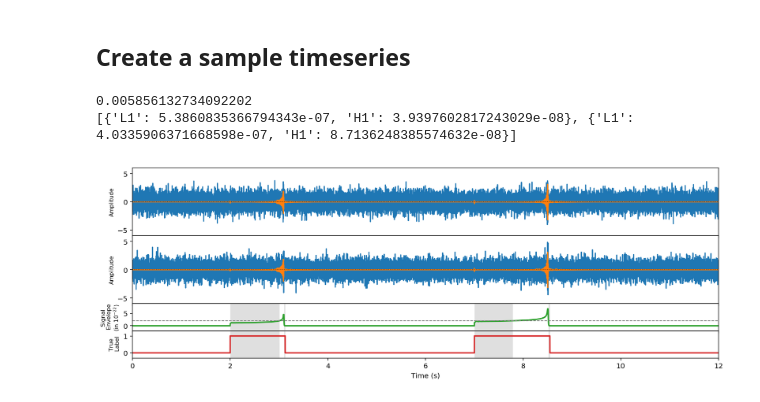
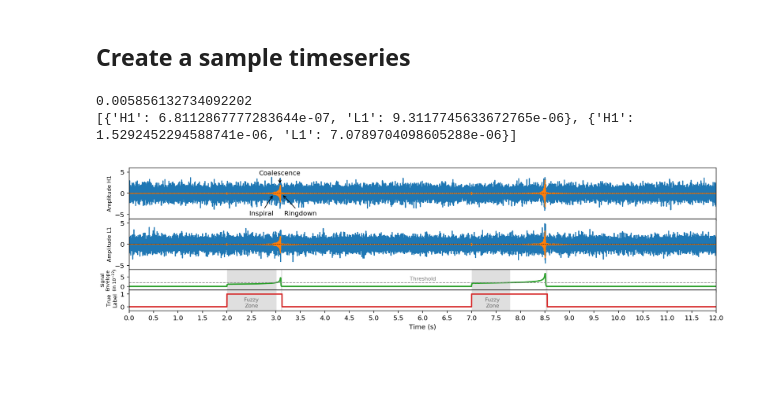
Before and after one commit to nikikilbertus/convwave, a Jupyter notebook: src/sample_generation/test_samplegeneration_timeseries.ipynb, the cells around one changed output. Drawn from its saved outputs; the diff is of its cells as text; code cells hidden in the pictures; blank space fills up the shorter version.

Commit message:
Fixed various things about the testing notebook for the sample generator.

```diff
--- a/src/sample_generation/test_samplegeneration_timeseries.ipynb
+++ b/src/sample_generation/test_samplegeneration_timeseries.ipynb
@@ -66,7 +71,8 @@ sample = TimeSeries(sample_length=12,
                     waveforms=waveforms,
                     psds=psds,
                     real_strains=real_strains,
-                    max_delta_t=0.01)
+                    max_delta_t=0.01,
+                    event_position=2048.6)
 # %%
 timeseries_H1 = sample.get_timeseries()[0, :, 0]
 timeseries_L1 = sample.get_timeseries()[0, :, 1]
@@ -83,19 +89,32 @@ print(snrs)
 grid = np.linspace(0, 12, 12*2048)
 fig, axes = plt.subplots(nrows=4, ncols=1, sharex='col',
                          gridspec_kw={'height_ratios': [5, 5, 2, 2]},
-                         figsize=(15, 5))
+                         figsize=(16, 4))
 
 axes[0].plot(grid, timeseries_H1, color='C0')
 axes[0].plot(grid, signals_H1, color='C1')
 axes[0].plot(grid, [0 for _ in grid], color='Black', lw=0.75, ls=':')
 axes[0].set_ylim(-6, 6)
-axes[0].set_ylabel('Amplitude', fontsize=8)
+axes[0].set_ylabel('Amplitude H1', fontsize=8)
+axes[0].annotate('Coalescence',
+                 xy=(3.08, 2), xycoords='data',
+                 xytext=(3.08, 4.75), textcoords='data', ha='center', va='center',
+                 arrowprops=dict(arrowstyle="->"))
+axes[0].annotate('Inspiral',
+                 xy=(2.95, -0.2), xycoords='data',
+                 xytext=(2.7, -4.75), textcoords='data', ha='center', va='center',
+                 arrowprops=dict(arrowstyle="->"))
+axes[0].annotate('Ringdown',
+                 xy=(3.125, -0.2), xycoords='data',
+                 xytext=(3.5, -4.75), textcoords='data', ha='center', va='center',
+                 arrowprops=dict(arrowstyle="->"))
+
 
 axes[1].plot(grid, timeseries_L1, color='C0')
 axes[1].plot(grid, signals_H1, color='C1')
 axes[1].set_ylim(-6, 6)
 axes[1].plot(grid, [0 for _ in grid], color='Black', lw=0.75, ls=':')
-axes[1].set_ylabel('Amplitude', fontsize=8)
+axes[1].set_ylabel('Amplitude L1', fontsize=8)
 
 # Calculate and plot the fuzzy-zones
 THRESHOLD = 0.2e-21
@@ -106,35 +125,39 @@ for j in range(len(labels)):
 axes[2].fill_between(grid, -10, 10*fuzzy_zones, color='Gray', alpha=0.25, lw=0)
 
 axes[2].plot(grid, (10**22)*labels, color='C2', lw=2)
 axes[2].plot(grid, [(10**22)*THRESHOLD for _ in grid], color='Gray', lw=1, ls='--', )
 axes[2].set_ylim(-0.3*np.max((10**22)*labels), 1.3*np.max((10**22)*labels))
-axes[2].set_ylabel('Signal\n Envelope\n'+r'(in $10^{-22}$)', fontsize=8)
+axes[2].set_ylabel('Signal\nEnvelope\n'+r'(in $10^{-22}$)',  fontsize=7)
+axes[2].text(6, 4, 'Threshold', color='Gray', ha='center', va='center', fontsize=8)
 
 axes[3].plot(grid, np.ceil(labels), color='C3', lw=2)
 axes[3].fill_between(grid, -2, 2*fuzzy_zones, color='Gray', alpha=0.25, lw=0)
 axes[3].set_ylim(-0.3, 1.3)
-axes[3].set_ylabel('True\n Label', fontsize=8)
+axes[3].set_ylabel('True\nLabel', fontsize=8)
+axes[3].text(2.5, 0.3, 'Fuzzy\nZone', color='DimGray', ha='center', va='center', fontsize=8)
+axes[3].text(7.425, 0.3, 'Fuzzy\nZone', color='DimGray', ha='center', va='center', fontsize=8)
 
 """
 axes[3].plot(grid, chirpmasses, color='C3', lw=2)
 axes[3].set_ylim(-0.3*np.max(chirpmasses), 1.3*np.max(chirpmasses))
 axes[3].set_ylabel('Chirpmass')
 
 axes[4].plot(grid, distances, color='C4', lw=2)
 axes[4].set_ylim(-0.3*np.max(distances), 1.3*np.max(distances))
 axes[4].set_ylabel('Distances')
 """
 
 
 fig.subplots_adjust(hspace=0)
 plt.setp([a.get_xticklabels() for a in fig.axes[:-1]], visible=False)
 plt.xlim(0, 12)
+plt.xticks(np.linspace(0, 12, 25))
 plt.xlabel('Time (s)')
 # plt.suptitle('Time Series (H1/L1), True Label and Predicted Label', y=0.95)
-plt.savefig('training_sample.pdf', bbox_inches='tight')
+# plt.savefig('training_sample.pdf', bbox_inches='tight')
 plt.savefig('training_sample.png', dpi=600, bbox_inches='tight')
 plt.show()
 # %% [output]
 0.005856132734092202
-[{'L1': 5.3860835366794343e-07, 'H1': 3.9397602817243029e-08}, {'L1': 4.0335906371668598e-07, 'H1': 8.7136248385574632e-08}]
+[{'H1': 6.8112867777283644e-07, 'L1': 9.3117745633672765e-06}, {'H1': 1.5292452294588741e-06, 'L1': 7.0789704098605288e-06}]
-[figure, old version]
+[figure, new version]
```
Also changed, not shown: parts of 1 cell of this notebook.
